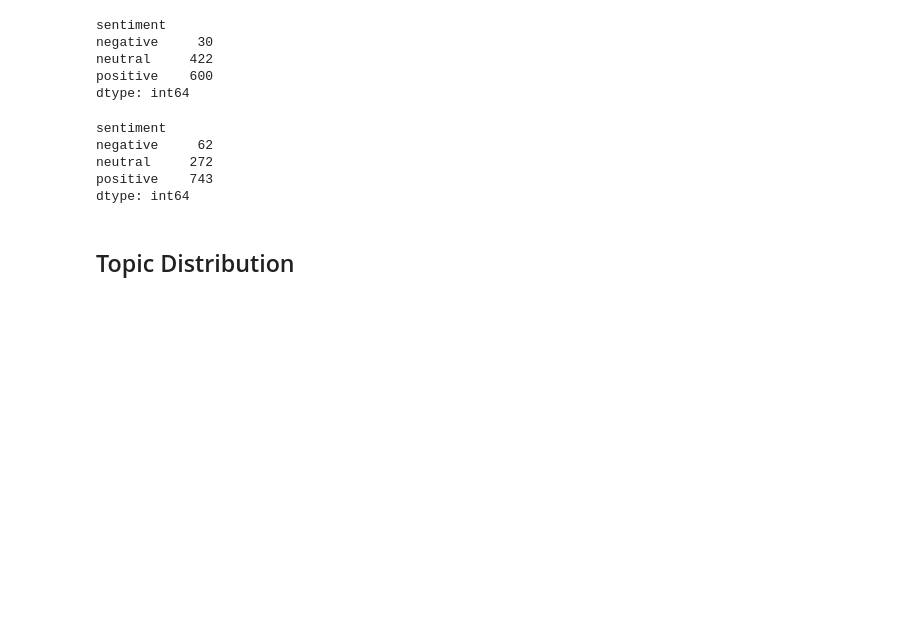
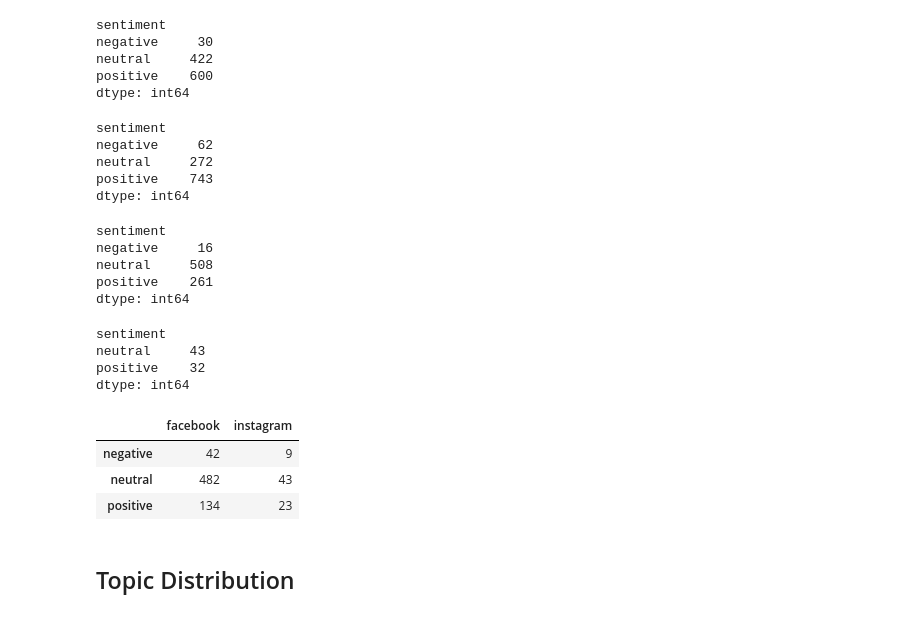
Before and after one commit to storymachinedata/dmg_mori_sentiment_analysis, a Jupyter notebook: jupyter/sentiment_analysis.ipynb, the cells around one changed output. Cells and saved outputs as stored; diff of their text form; code cells hidden in the pictures; blank space fills up the shorter version.

```diff
--- a/jupyter/sentiment_analysis.ipynb
+++ b/jupyter/sentiment_analysis.ipynb
@@ -218,6 +279,33 @@ negative     62
 neutral     272
 positive    743
 dtype: int64
+# %%
+facebook_mentions_df.groupby('sentiment').size()
+# %% [output]
+sentiment
+negative     16
+neutral     508
+positive    261
+dtype: int64
+# %%
+instagram_mentions_df.groupby('sentiment').size()
+# %% [output]
+sentiment
+neutral     43
+positive    32
+dtype: int64
+# %%
+pd.DataFrame({"facebook": {"negative": 42,
+              "neutral": 482,
+              "positive": 134},
+ "instagram": {"negative": 9,
+              "neutral": 43,
+              "positive": 23}})
+# %% [output]
+|  | facebook | instagram |
+| negative | 42 | 9 |
+| neutral | 482 | 43 |
+| positive | 134 | 23 |
 # %% [markdown]
 ## Topic Distribution
 # %%
```
Also changed, not shown: parts of 29 cells of this notebook, 9 other files.
